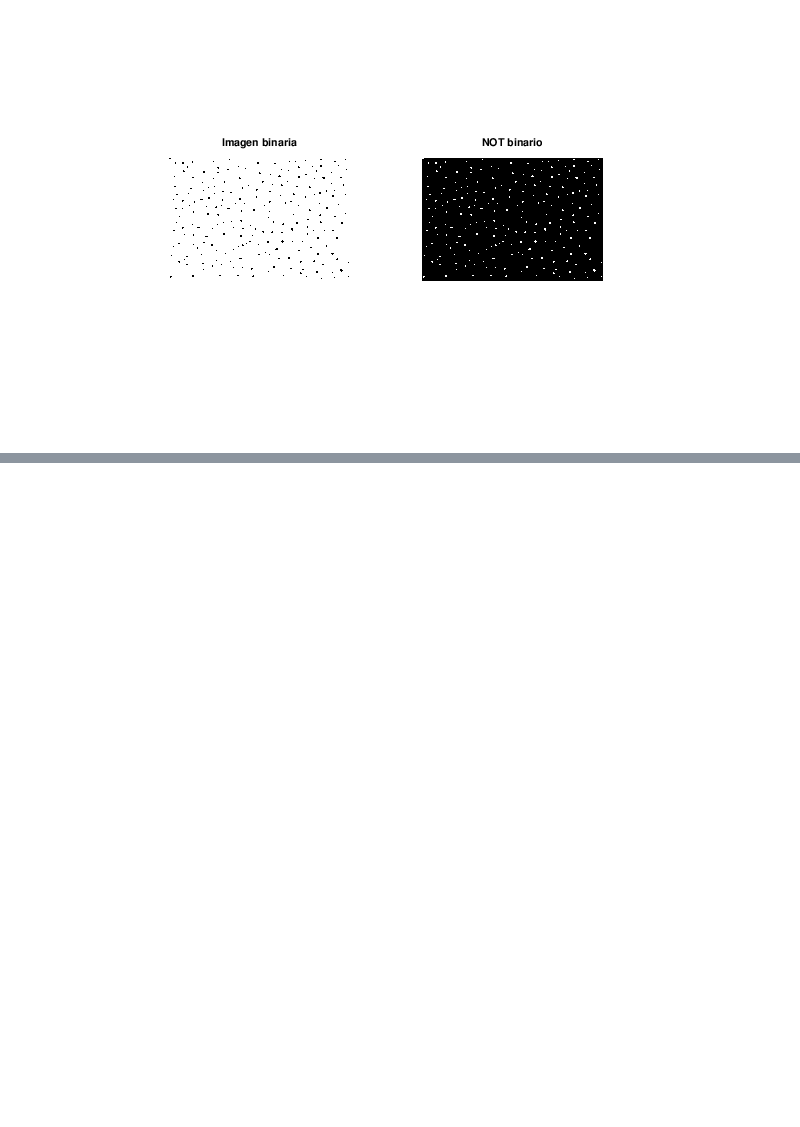
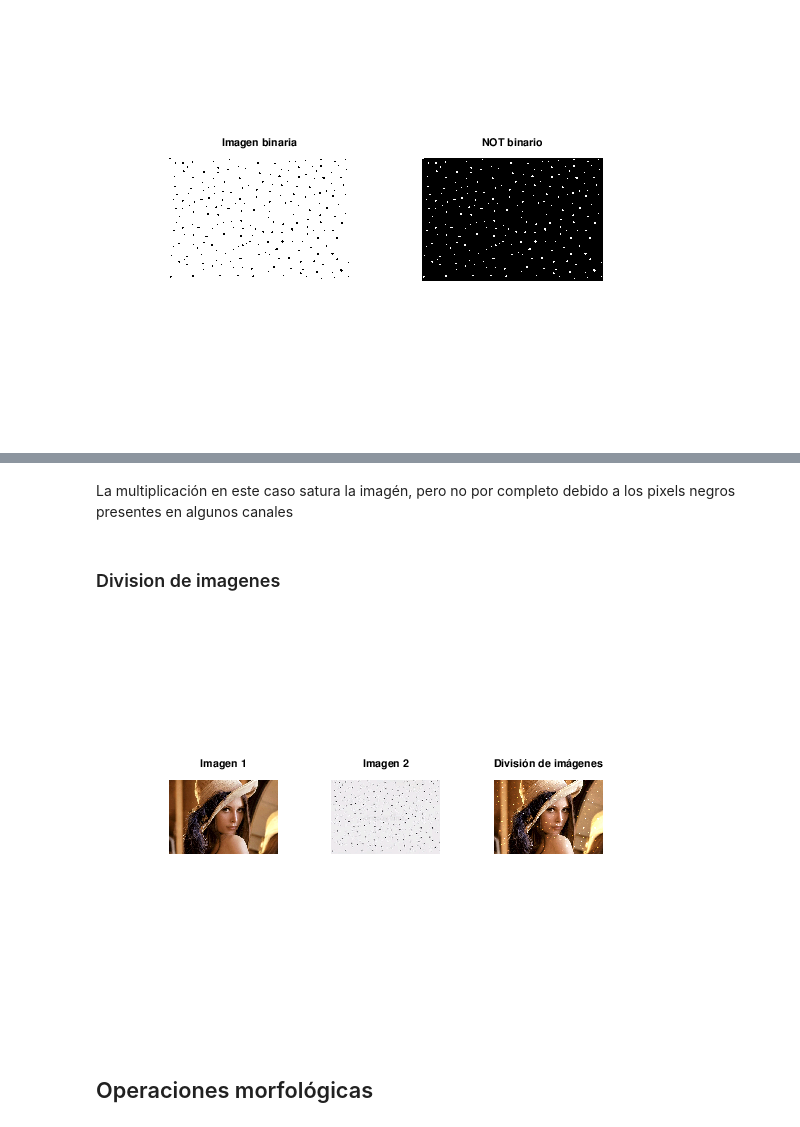
Before and after one commit to tionerJack/procesamiento_imagenes, a Jupyter notebook: operaciones_bajo_nivel.ipynb, the cells around one changed output, grey strips where cells are left out. Saved outputs shown, nothing was run; the diff lists cells and outputs as text; code cells hidden in the pictures; blank space fills up the shorter version.

```diff
--- a/operaciones_bajo_nivel.ipynb
+++ b/operaciones_bajo_nivel.ipynb
@@ -292,0 +377,38 @@ L imagen resultante es inversa a la original
+# %% [markdown]
+La multiplicación en este caso satura la imagén, pero no por completo debido a los pixels negros presentes en algunos canales
+# %% [markdown]
+### Division de imagenes
+# %%
+% Cargar las dos imágenes
+imagen1 = imread('img/Lena.jpg');
+imagen2 = imread('img/puntos_negros.jpg');
+% Verificar si las imágenes tienen el mismo tamaño
+if size(imagen1) == size(imagen2)
+    % Convertir las imágenes a tipo de datos float para la división
+    imagen1 = im2double(imagen1);
+    imagen2 = im2double(imagen2);
+    % Verificar si existen píxeles con valor 0 en la segunda imagen
+    if any(imagen2(:) == 0)
+        disp('La segunda imagen contiene píxeles con valor 0. No se puede realizar la división.');
+    else
+        % Realizar la división de imágenes
+        imagen_division = imagen1 ./ imagen2;
+        % Mostrar imagenes originales
+        subplot(1, 3, 1);
+        imshow(imagen1);
+        title('Imagen 1');
+        subplot(1, 3, 2);
+        imshow(imagen2);
+        title('Imagen 2');
+        % Mostrar la imagen división
+        subplot(1, 3, 3);
+        imshow(imagen_division);
+        title('División de imágenes');
+    end
+else
+    disp('Las imágenes tienen tamaños diferentes.');
+end
+# %% [output]
+[figure, added]
+# %% [markdown]
+## Operaciones morfológicas
```
Also changed, not shown: parts of 10 cells of this notebook.
